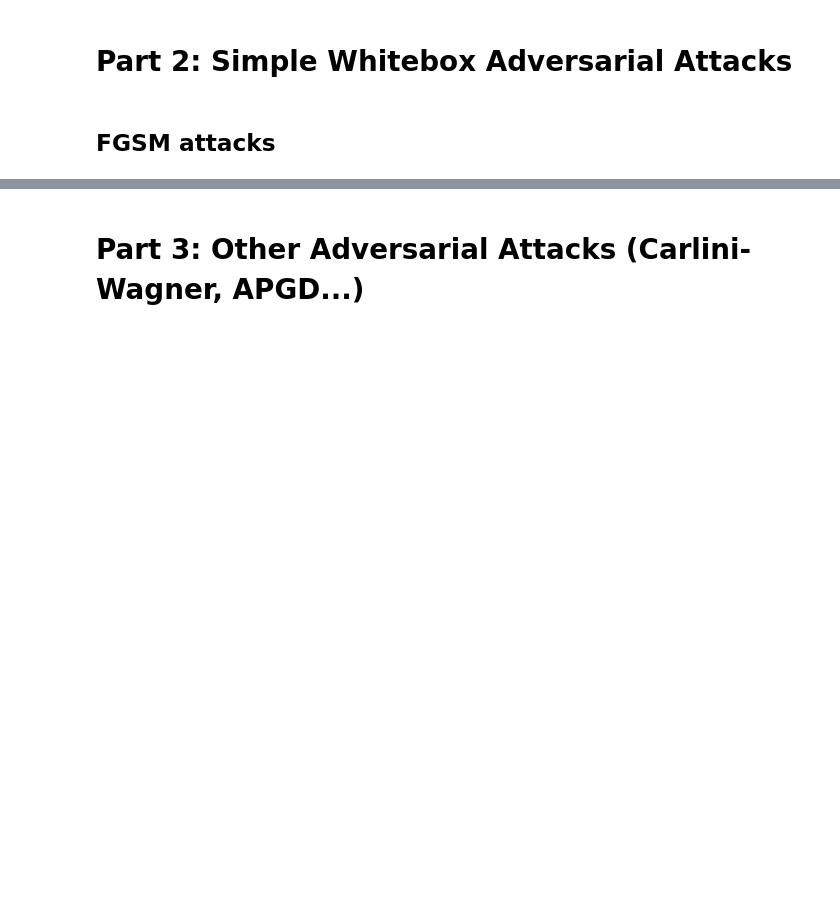
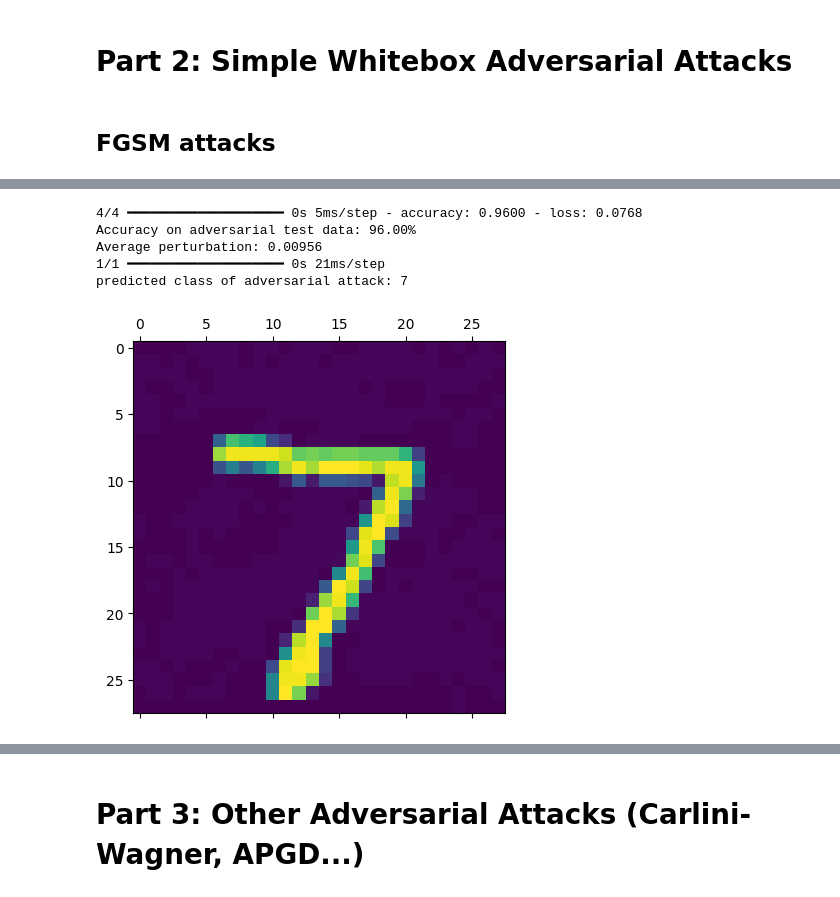
Before and after one commit to Affapple/ai_cyber_pratical_classes, a Jupyter notebook: src/02_adversarial_attacks/02_adversarial_attacks.ipynb, the cells around one changed output, grey strips where cells are left out. Saved outputs shown, nothing was run; the diff lists cells and outputs as text; code cells hidden in the pictures; blank space fills up the shorter version.

```diff
--- a/src/02_adversarial_attacks/02_adversarial_attacks.ipynb
+++ b/src/02_adversarial_attacks/02_adversarial_attacks.ipynb
@@ -112,20 +228,29 @@ plt.show()
 # %%
 #3/ Run an FGSM attack on the norm Inf and 2 with EQUIVALENT epsilons, e.g. eps=4/255 for the norm Inf and eps=(16/255)*sqrt(784) for the l2 norm. Display the results. Which one leads to the best image?
 
 attack_fgsm = FastGradientMethod(
-         #fill missing code
+    estimator=classifier,
+    eps=4/255,
+    norm=np.inf
 )
 x_test_adv = attack_fgsm.generate(x_test)
 
 loss_test, accuracy_test = model.evaluate(x_test_adv, y_test)
 perturbation = np.mean(np.abs((x_test_adv - x_test)))
 
 print('Accuracy on adversarial test data: {:4.2f}%'.format(accuracy_test * 100))
 print('Average perturbation: {:4.5f}'.format(perturbation))
 y_pred_0 = model.predict(x_test_adv[0:1])
 print(f"predicted class of adversarial attack: {y_pred_0.argmax()}")
 plt.matshow(x_test_adv[0])
 plt.show()
+# %% [output]
+4/4 ━━━━━━━━━━━━━━━━━━━━ 0s 5ms/step - accuracy: 0.9600 - loss: 0.0768
+Accuracy on adversarial test data: 96.00%
+Average perturbation: 0.00956
+1/1 ━━━━━━━━━━━━━━━━━━━━ 0s 21ms/step
+predicted class of adversarial attack: 7
+[figure, added]
 # %%
 #3/ Run an FGSM attack on the norm Inf and 2 with EQUIVALENT epsilons, e.g. eps=16/255 for the norm Inf and eps=(16/255)*sqrt(784) for the l2 norm. Display the results. Which one leads to the best image?
 
```
Also changed, not shown: parts of 38 cells of this notebook, 9 other files.
